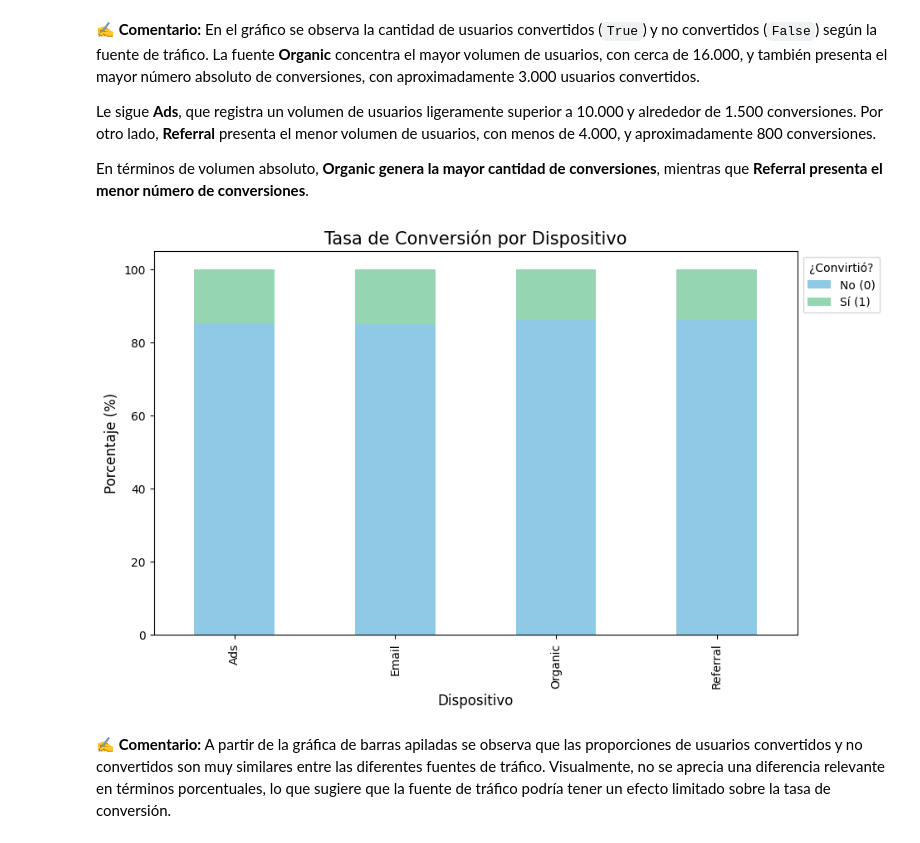
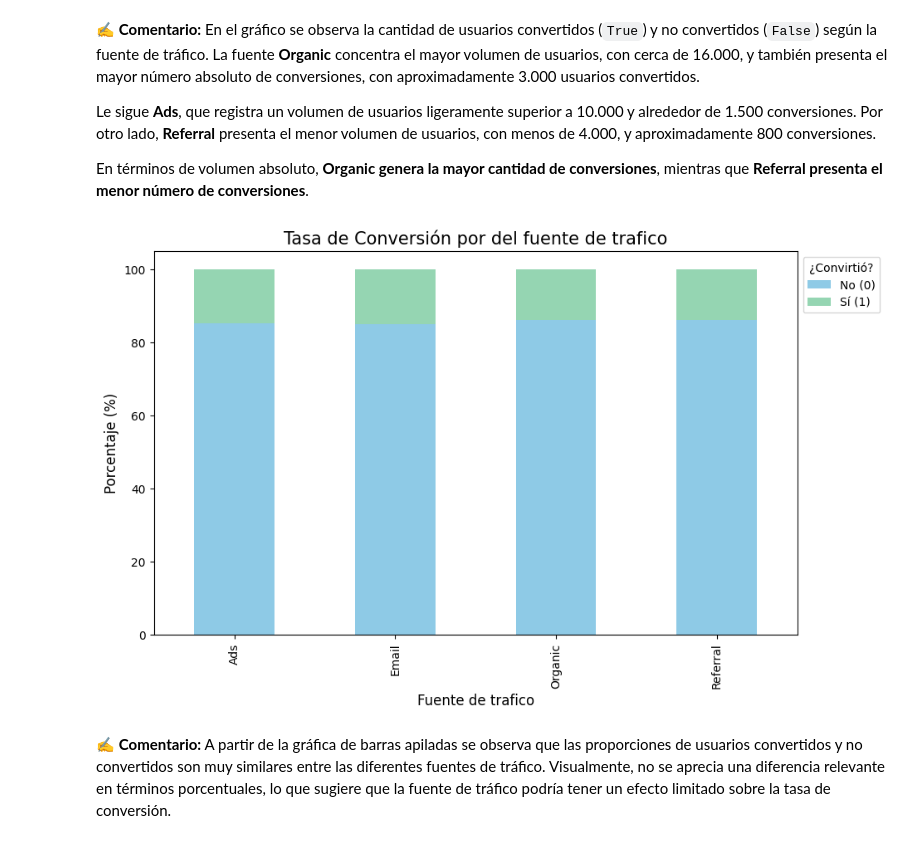
Before and after one commit to srlokygood/landing_experiment_data_analysis, a Jupyter notebook: S9 Version_Landing_Experiment.ipynb, the cells around one changed output. Cells and saved outputs as stored; diff of their text form; code cells hidden in the pictures.

```diff
--- a/S9 Version_Landing_Experiment.ipynb
+++ b/S9 Version_Landing_Experiment.ipynb
@@ -583,14 +601,14 @@ En términos de volumen absoluto, **Organic genera la mayor cantidad de conversi
 # %%
 tabla_ts_c = pd.crosstab(df['traffic_source'], df['converted'], normalize='index') * 100
 tabla_ts_c.plot(kind='bar', stacked=True, figsize=(10, 6), color=["#8ecae6", "#95d5b2"])
 
-plt.title('Tasa de Conversión por Dispositivo', fontsize=15)
+plt.title('Tasa de Conversión por del fuente de trafico', fontsize=15)
 plt.ylabel('Porcentaje (%)', fontsize=12)
-plt.xlabel('Dispositivo', fontsize=12)
+plt.xlabel('Fuente de trafico', fontsize=12)
 plt.legend(title='¿Convirtió?', labels=['No (0)', 'Sí (1)'], loc='upper left', bbox_to_anchor=(1, 1))
 plt.show()
 # %% [output]
-[figure, old version]
+[figure, new version]
 # %% [markdown]
 ✍️ **Comentario:**
 A partir de la gráfica de barras apiladas se observa que las proporciones de usuarios convertidos y no convertidos son muy similares entre las diferentes fuentes de tráfico. Visualmente, no se aprecia una diferencia relevante en términos porcentuales, lo que sugiere que la fuente de tráfico podría tener un efecto limitado sobre la tasa de conversión.
```
Also changed, not shown: parts of 9 cells of this notebook.
